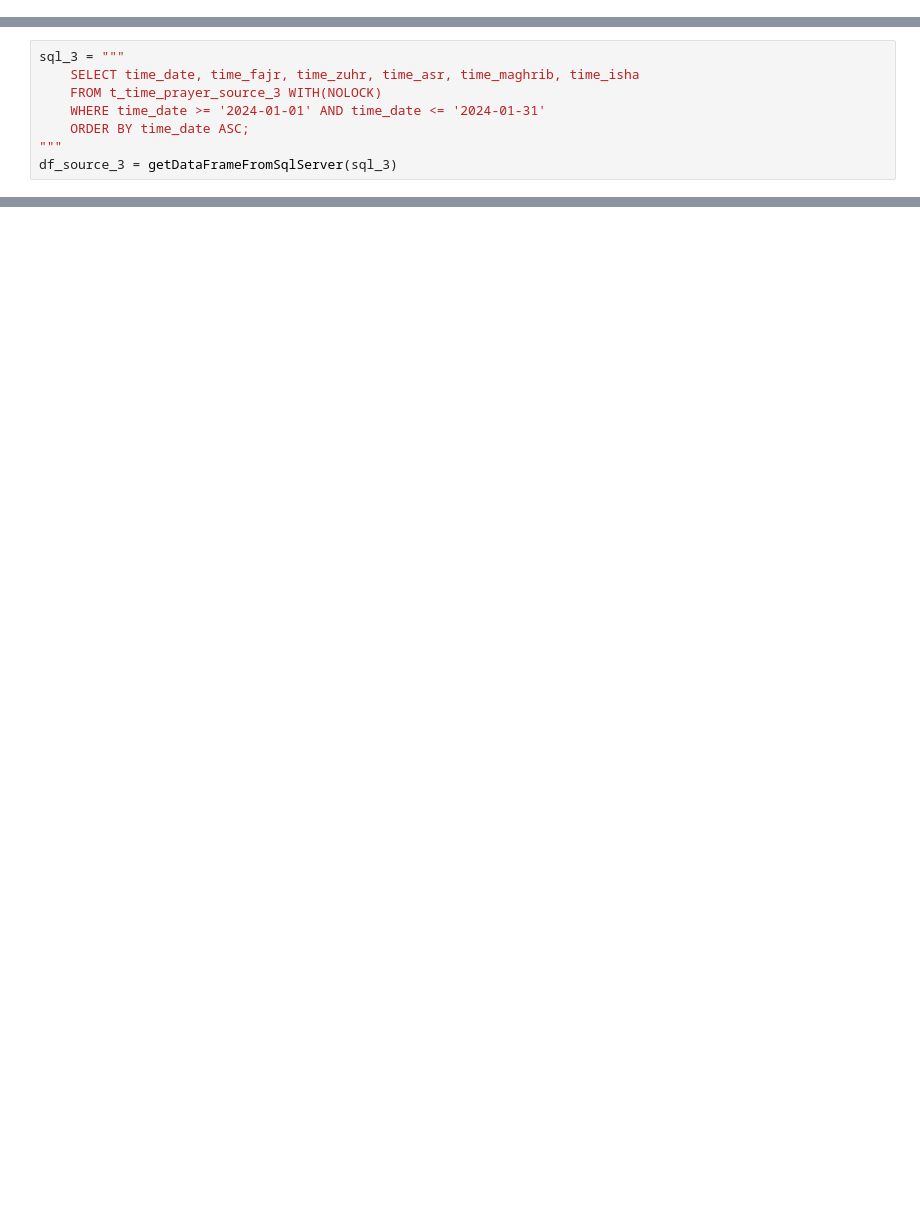
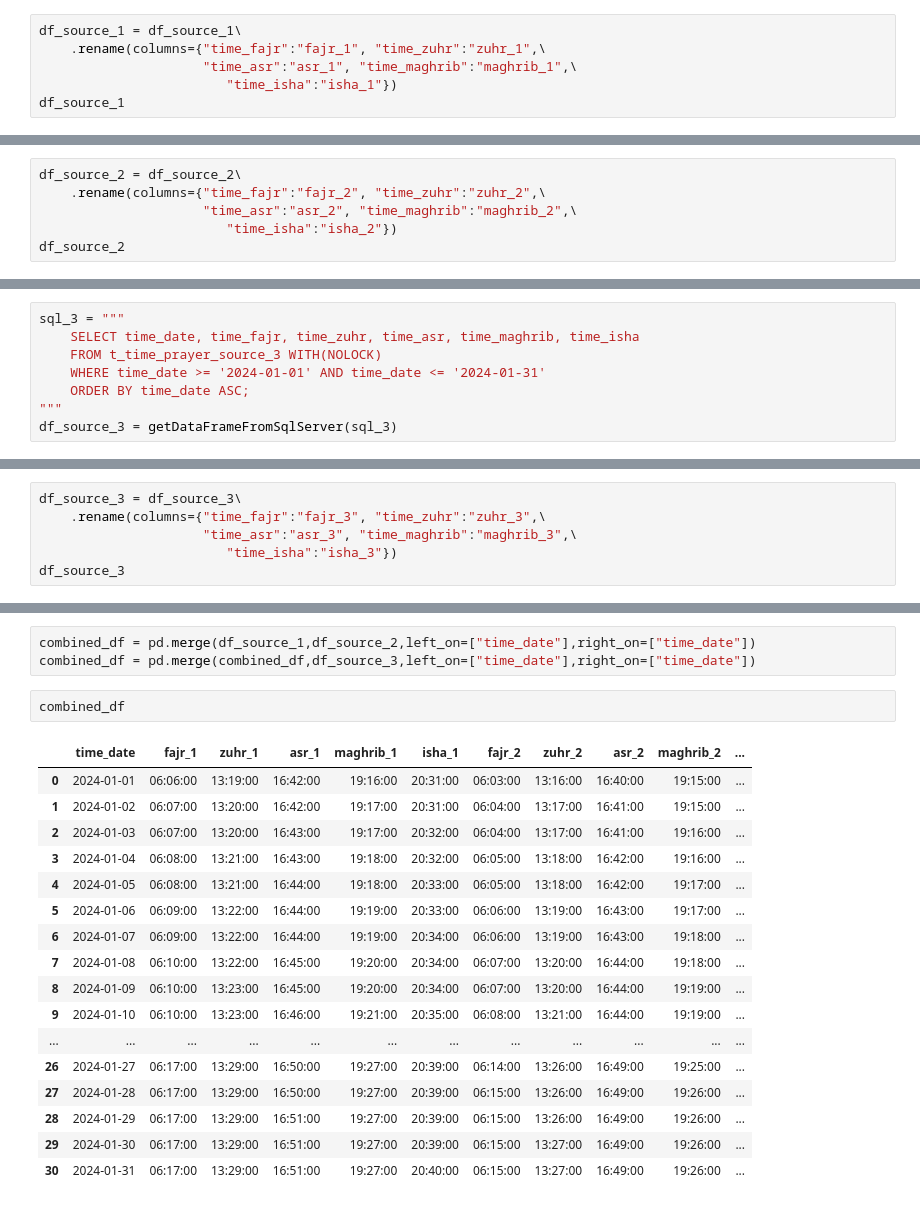
Before and after one commit to azamsuratem/predictprayertimes, a Jupyter notebook: python/objective 1/objective_1.ipynb, the cells around one changed output, grey strips where cells are left out. Saved outputs shown, nothing was run; the diff lists cells and outputs as text; blank space fills up the shorter version.

Commit message:
combine all sources into single df for analysis

```diff
--- a/python/objective 1/objective_1.ipynb
+++ b/python/objective 1/objective_1.ipynb
@@ -56,0 +48,6 @@ df_source_1
+# %%
+df_source_1 = df_source_1\
+    .rename(columns={"time_fajr":"fajr_1", "time_zuhr":"zuhr_1",\
+                     "time_asr":"asr_1", "time_maghrib":"maghrib_1",\
+                        "time_isha":"isha_1"})
+df_source_1
@@ -84,0 +80,6 @@ df_source_2
+# %%
+df_source_2 = df_source_2\
+    .rename(columns={"time_fajr":"fajr_2", "time_zuhr":"zuhr_2",\
+                     "time_asr":"asr_2", "time_maghrib":"maghrib_2",\
+                        "time_isha":"isha_2"})
+df_source_2
@@ -112,0 +112,6 @@ df_source_3
+# %%
+df_source_3 = df_source_3\
+    .rename(columns={"time_fajr":"fajr_3", "time_zuhr":"zuhr_3",\
+                     "time_asr":"asr_3", "time_maghrib":"maghrib_3",\
+                        "time_isha":"isha_3"})
+df_source_3
@@ -112,0 +136,23 @@ df_source_3
+# %%
+combined_df = pd.merge(df_source_1,df_source_2,left_on=["time_date"],right_on=["time_date"])
+combined_df = pd.merge(combined_df,df_source_3,left_on=["time_date"],right_on=["time_date"])
+# %%
+combined_df
+# %% [output]
+|  | time_date | fajr_1 | zuhr_1 | asr_1 | maghrib_1 | isha_1 | fajr_2 | zuhr_2 | asr_2 | maghrib_2 | ... |
+| 0 | 2024-01-01 | 06:06:00 | 13:19:00 | 16:42:00 | 19:16:00 | 20:31:00 | 06:03:00 | 13:16:00 | 16:40:00 | 19:15:00 | ... |
+| 1 | 2024-01-02 | 06:07:00 | 13:20:00 | 16:42:00 | 19:17:00 | 20:31:00 | 06:04:00 | 13:17:00 | 16:41:00 | 19:15:00 | ... |
+| 2 | 2024-01-03 | 06:07:00 | 13:20:00 | 16:43:00 | 19:17:00 | 20:32:00 | 06:04:00 | 13:17:00 | 16:41:00 | 19:16:00 | ... |
+| 3 | 2024-01-04 | 06:08:00 | 13:21:00 | 16:43:00 | 19:18:00 | 20:32:00 | 06:05:00 | 13:18:00 | 16:42:00 | 19:16:00 | ... |
+| 4 | 2024-01-05 | 06:08:00 | 13:21:00 | 16:44:00 | 19:18:00 | 20:33:00 | 06:05:00 | 13:18:00 | 16:42:00 | 19:17:00 | ... |
+| 5 | 2024-01-06 | 06:09:00 | 13:22:00 | 16:44:00 | 19:19:00 | 20:33:00 | 06:06:00 | 13:19:00 | 16:43:00 | 19:17:00 | ... |
+| 6 | 2024-01-07 | 06:09:00 | 13:22:00 | 16:44:00 | 19:19:00 | 20:34:00 | 06:06:00 | 13:19:00 | 16:43:00 | 19:18:00 | ... |
+| 7 | 2024-01-08 | 06:10:00 | 13:22:00 | 16:45:00 | 19:20:00 | 20:34:00 | 06:07:00 | 13:20:00 | 16:44:00 | 19:18:00 | ... |
+| 8 | 2024-01-09 | 06:10:00 | 13:23:00 | 16:45:00 | 19:20:00 | 20:34:00 | 06:07:00 | 13:20:00 | 16:44:00 | 19:19:00 | ... |
+| 9 | 2024-01-10 | 06:10:00 | 13:23:00 | 16:46:00 | 19:21:00 | 20:35:00 | 06:08:00 | 13:21:00 | 16:44:00 | 19:19:00 | ... |
+| ... | ... | ... | ... | ... | ... | ... | ... | ... | ... | ... | ... |
+| 26 | 2024-01-27 | 06:17:00 | 13:29:00 | 16:50:00 | 19:27:00 | 20:39:00 | 06:14:00 | 13:26:00 | 16:49:00 | 19:25:00 | ... |
+| 27 | 2024-01-28 | 06:17:00 | 13:29:00 | 16:50:00 | 19:27:00 | 20:39:00 | 06:15:00 | 13:26:00 | 16:49:00 | 19:26:00 | ... |
+| 28 | 2024-01-29 | 06:17:00 | 13:29:00 | 16:51:00 | 19:27:00 | 20:39:00 | 06:15:00 | 13:26:00 | 16:49:00 | 19:26:00 | ... |
+| 29 | 2024-01-30 | 06:17:00 | 13:29:00 | 16:51:00 | 19:27:00 | 20:39:00 | 06:15:00 | 13:27:00 | 16:49:00 | 19:26:00 | ... |
+| 30 | 2024-01-31 | 06:17:00 | 13:29:00 | 16:51:00 | 19:27:00 | 20:40:00 | 06:15:00 | 13:27:00 | 16:49:00 | 19:26:00 | ... |
```
Also changed, not shown: parts of 7 cells of this notebook.
